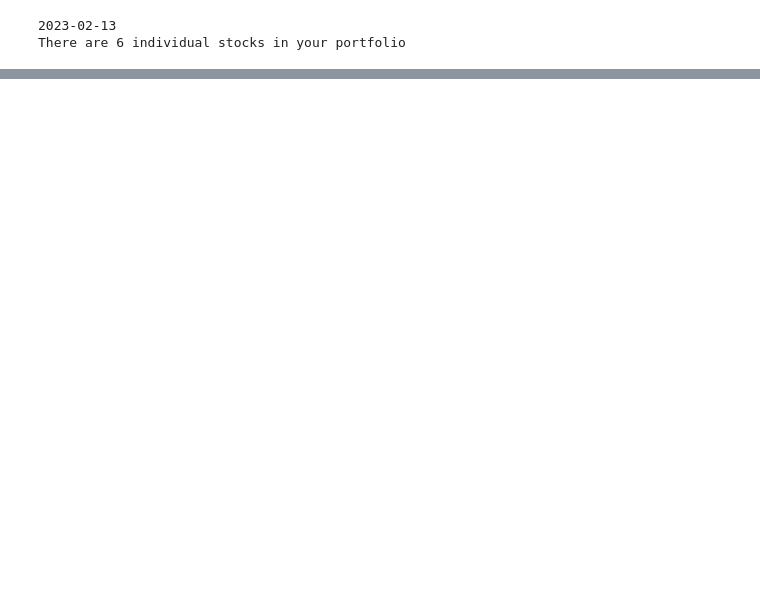
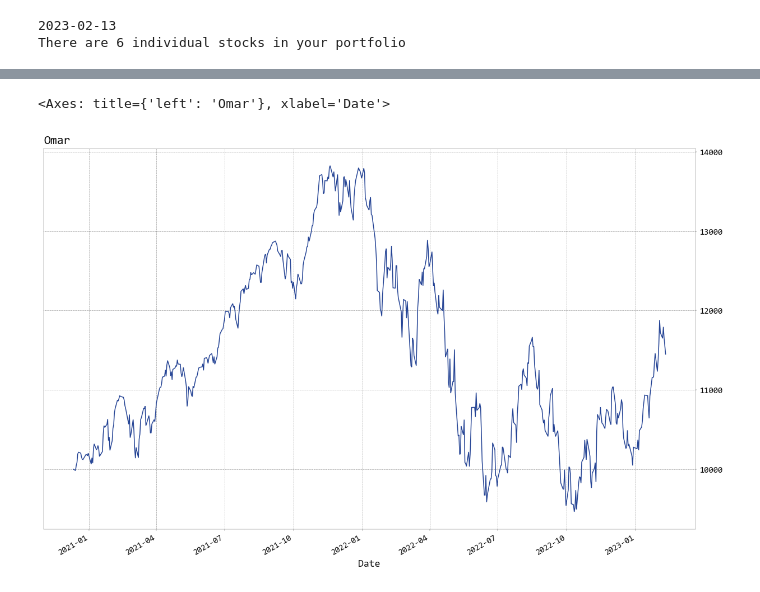
Before and after one commit to omarmoreta/Fintech_Project_1, a Jupyter notebook: Portfolios/Portfolio_Setup_Eli.ipynb, the cells around one changed output, grey strips where cells are left out. Drawn from its saved outputs; the diff is of its cells as text; code cells hidden in the pictures; blank space fills up the shorter version.

```diff
--- a/Portfolios/Portfolio_Setup_Eli.ipynb
+++ b/Portfolios/Portfolio_Setup_Eli.ipynb
@@ -311,0 +54,2 @@ Length: 279, dtype: float64
+# %%
+omar_data = openbb.economy.index(omar_stock_tickers, start_date=startdate, end_date=end_date)
@@ -345,0 +146,9 @@ portfolio_std
+# %%
+cummulative_returns = (1 + omar_portfolio_returns).cumprod()
+(initial_investment * cummulative_returns).plot(
+    title = "Omar",
+    figsize = (15, 10)
+)
+# %% [output]
+<Axes: title={'left': 'Omar'}, xlabel='Date'>
+[figure, added]
```
Also changed, not shown: parts of 26 cells of this notebook.
